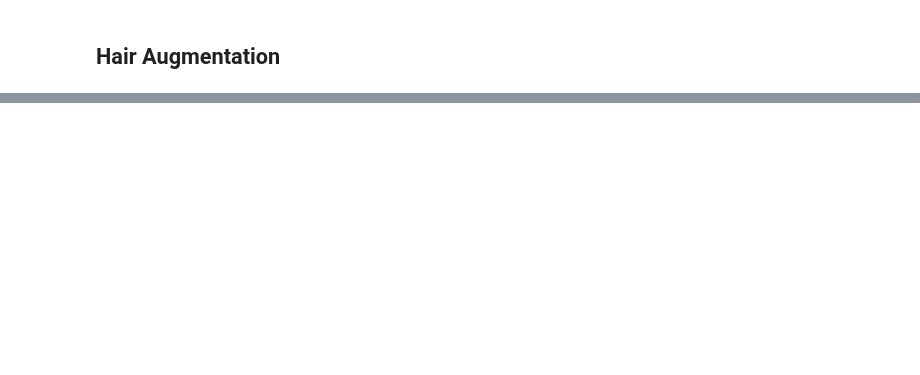
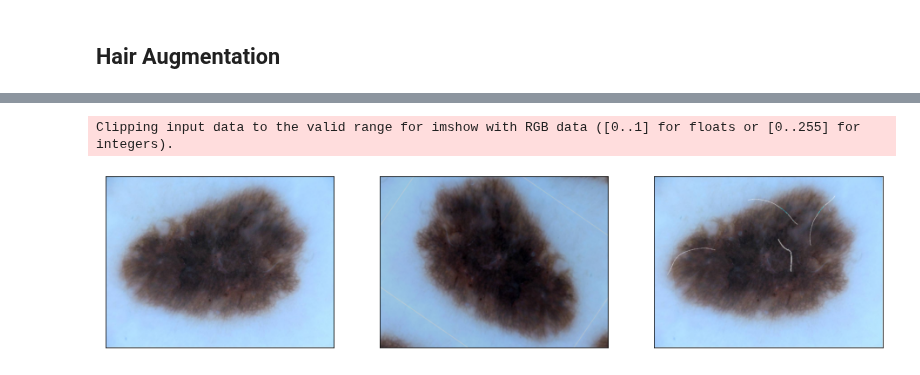
Before and after one commit to jhabr/xcs229ii_final_project, a Jupyter notebook: code/notebooks/data_augmentation.ipynb, the cells around one changed output, grey strips where cells are left out. Cells and saved outputs as stored; diff of their text form; code cells hidden in the pictures; blank space fills up the shorter version.

```diff
--- a/code/notebooks/data_augmentation.ipynb
+++ b/code/notebooks/data_augmentation.ipynb
@@ -61,0 +73,26 @@ Clipping input data to the valid range for imshow with RGB data ([0..1] for floa
+# %%
+from matplotlib.backends.backend_pdf import PdfPages
+from constants import PROJECT_DIR
+import matplotlib.pyplot as plt
+
+images = {
+    "original_image": original_image.squeeze(),
+    "augmented_image": augmented_image.squeeze(),
+    "hair_augmented_image": hair_augmented_image.squeeze()
+}
+
+n = len(images)
+
+with PdfPages(os.path.join(PROJECT_DIR, "figures", "data_augmentation.pdf")) as pdf:
+    plt.figure(figsize=(16, 5))
+    for i, (name, image) in enumerate(images.items()):
+        plt.subplot(1, n, i + 1)
+        plt.xticks([])
+        plt.yticks([])
+        # plt.title(' '.join(name.split('_')).title())
+        plt.imshow(image)
+    pdf.savefig(bbox_inches='tight')
+    plt.show()
+# %% [output]
+Clipping input data to the valid range for imshow with RGB data ([0..1] for floats or [0..255] for integers).
+[figure, added]
```
Also changed, not shown: parts of 8 cells of this notebook, 2 other files.
